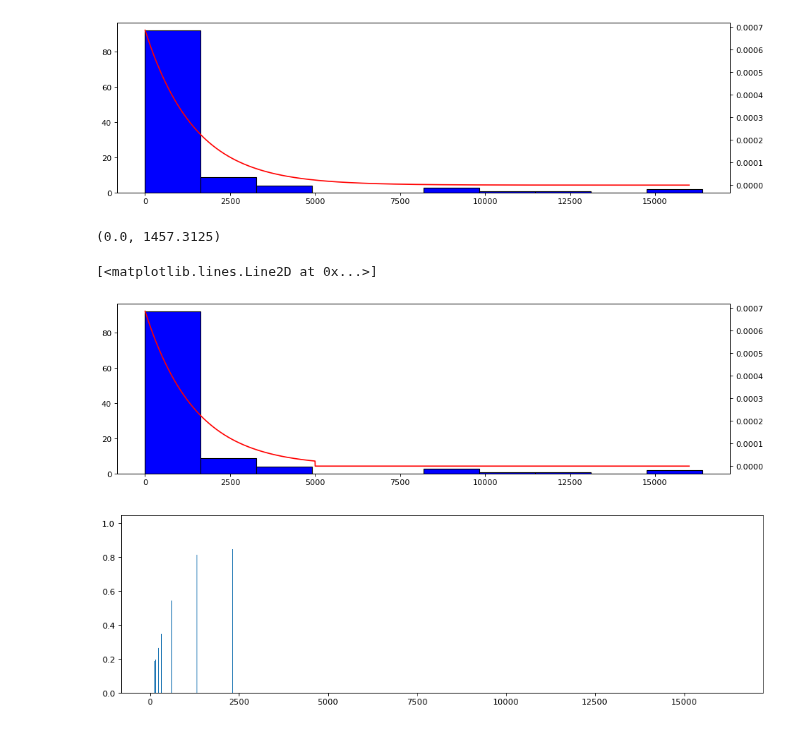
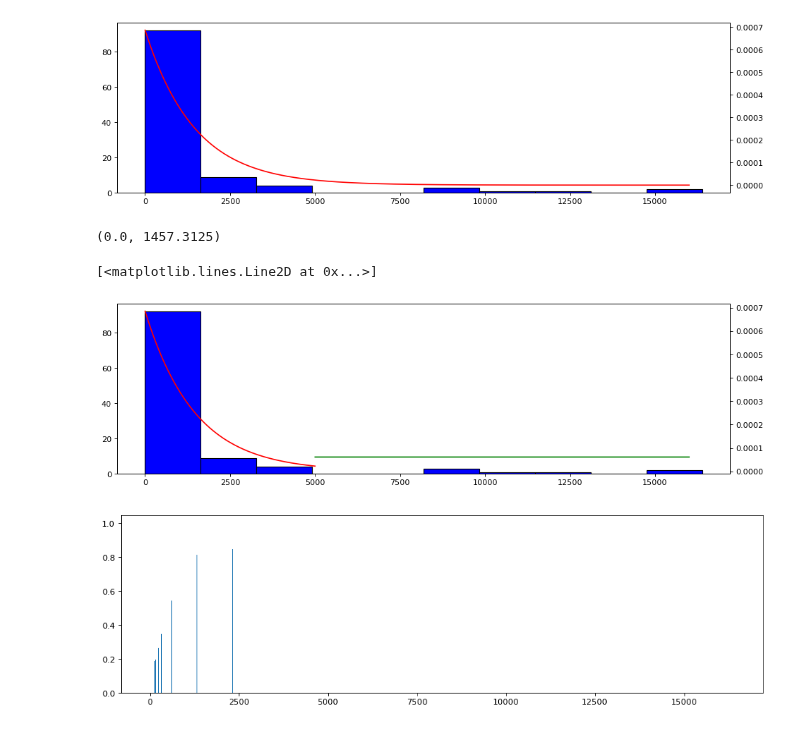
Before and after one commit to estebantejeda/INFO274, a Jupyter notebook: lab3/Laboratorio3.ipynb, the cells around one changed output. Cells and saved outputs as stored; diff of their text form; code cells hidden in the pictures.

```diff
--- a/lab3/Laboratorio3.ipynb
+++ b/lab3/Laboratorio3.ipynb
@@ -266,33 +266,37 @@ ax1.plot(vec,pvec, color='red')
 # %%
 ## ajuste de distribución exponencial considerando Estimadores de MV
 
 
 fig, ax = plt.subplots(1, 1, figsize=(14, 4), dpi=80)
 
 ax.hist(dtpo, color = 'blue', edgecolor = 'black')
 ax1 = ax.twinx()
 
 args = stats.expon.fit(dtpo)
+args2= stats.uniform.fit(dtpo)
 print(args)
 
 vec = list(range(16000))
 vec2= []
 vec3 = []
 
 pvec = []
+pvec2 = []
 for i in vec:
     if(vec[i]<5000):
         vec2.append(vec[i])
         pvec.append(stats.expon.pdf(x=i,scale=args[1],loc=args[0]))
+
     else:
-        vec2.append(vec[i])
-        pvec.append(stats.uniform.pdf(x=i,scale=args[1],loc=args[0]))
+        vec3.append(vec[i])
+        pvec2.append(stats.uniform.pdf(x=i,scale=args2[1],loc=args2[0]))
 
 ax1.plot(vec2,pvec, color='red')
+ax1.plot(vec3,pvec2, color='green')
 # %% [output]
 (0.0, 1457.3125)
 [<matplotlib.lines.Line2D at 0x...>]
-[figure, old version]
+[figure, new version]
 # %%
 fig, ax0 = plt.subplots(1, 1, figsize=(14, 4), dpi=80)
 x,cum_bin = ecdf(dtpo)
```
Also changed, not shown: parts of 10 cells of this notebook.
